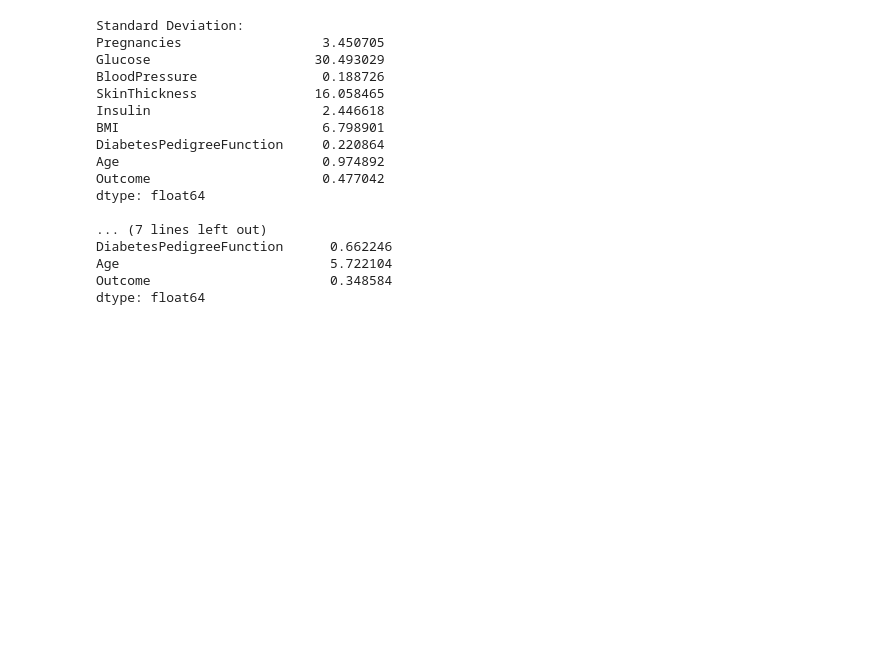
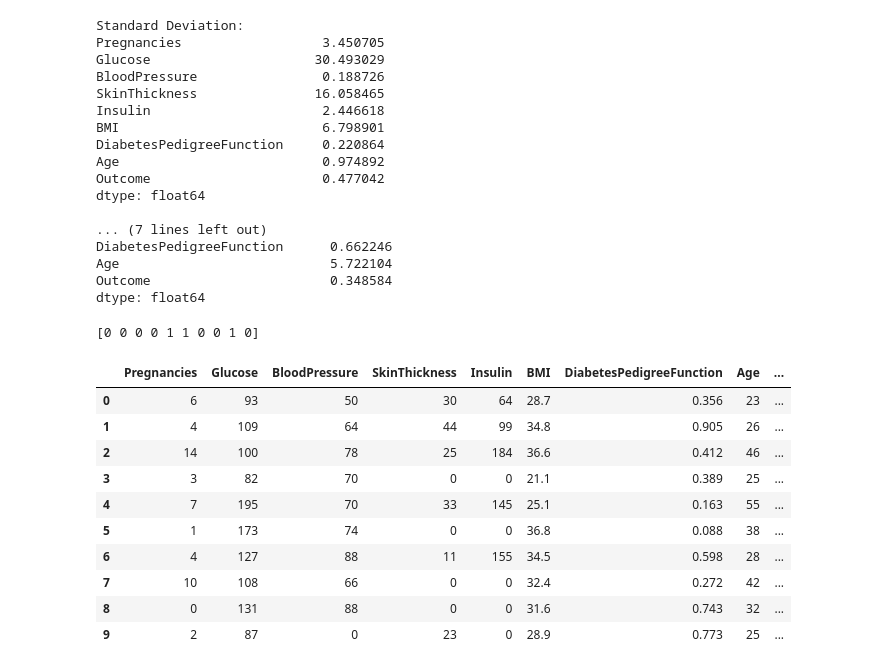
Before and after one commit to TanKyeWen/DiabetesPrediction, a Jupyter notebook: (SE)_Assign2_TanKyeWen_2103121.ipynb, the cells around one changed output. Drawn from its saved outputs; the diff is of its cells as text; code cells hidden in the pictures; blank space fills up the shorter version.

```diff
--- a/(SE)_Assign2_TanKyeWen_2103121.ipynb
+++ b/(SE)_Assign2_TanKyeWen_2103121.ipynb
@@ -1979,0 +1976,25 @@ X_predict_new = (X_predict - mean_value) / std_value
+# %%
+# Predicting the values for diabetes
+y_predicted = best_xg_boost_pipe.predict(X_predict)
+print(y_predicted)
+
+# Reshaping for the predicted Y to be fitted into the original dataset
+y_predicted_reshaped = y_predicted.reshape(-1,1)
+
+target['Outcome'] = y_predicted_reshaped
+# %% [output]
+[0 0 0 0 1 1 0 0 1 0]
+# %%
+target
+# %% [output]
+|  | Pregnancies | Glucose | BloodPressure | SkinThickness | Insulin | BMI | DiabetesPedigreeFunction | Age | ... |
+| 0 | 6 | 93 | 50 | 30 | 64 | 28.7 | 0.356 | 23 | ... |
+| 1 | 4 | 109 | 64 | 44 | 99 | 34.8 | 0.905 | 26 | ... |
+| 2 | 14 | 100 | 78 | 25 | 184 | 36.6 | 0.412 | 46 | ... |
+| 3 | 3 | 82 | 70 | 0 | 0 | 21.1 | 0.389 | 25 | ... |
+| 4 | 7 | 195 | 70 | 33 | 145 | 25.1 | 0.163 | 55 | ... |
+| 5 | 1 | 173 | 74 | 0 | 0 | 36.8 | 0.088 | 38 | ... |
+| 6 | 4 | 127 | 88 | 11 | 155 | 34.5 | 0.598 | 28 | ... |
+| 7 | 10 | 108 | 66 | 0 | 0 | 32.4 | 0.272 | 42 | ... |
+| 8 | 0 | 131 | 88 | 0 | 0 | 31.6 | 0.743 | 32 | ... |
+| 9 | 2 | 87 | 0 | 23 | 0 | 28.9 | 0.773 | 25 | ... |
```
Also changed, not shown: parts of 1 cell of this notebook.
